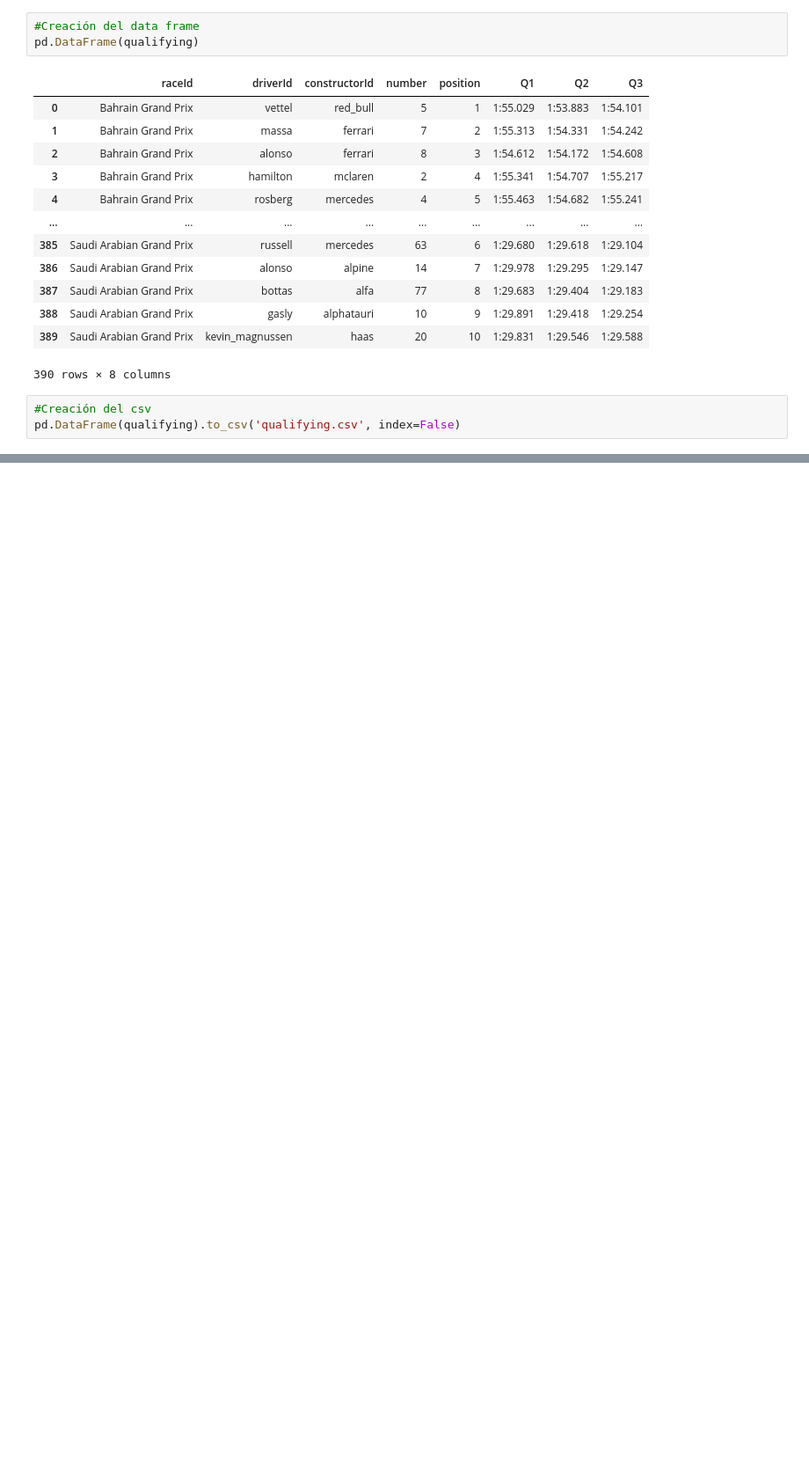
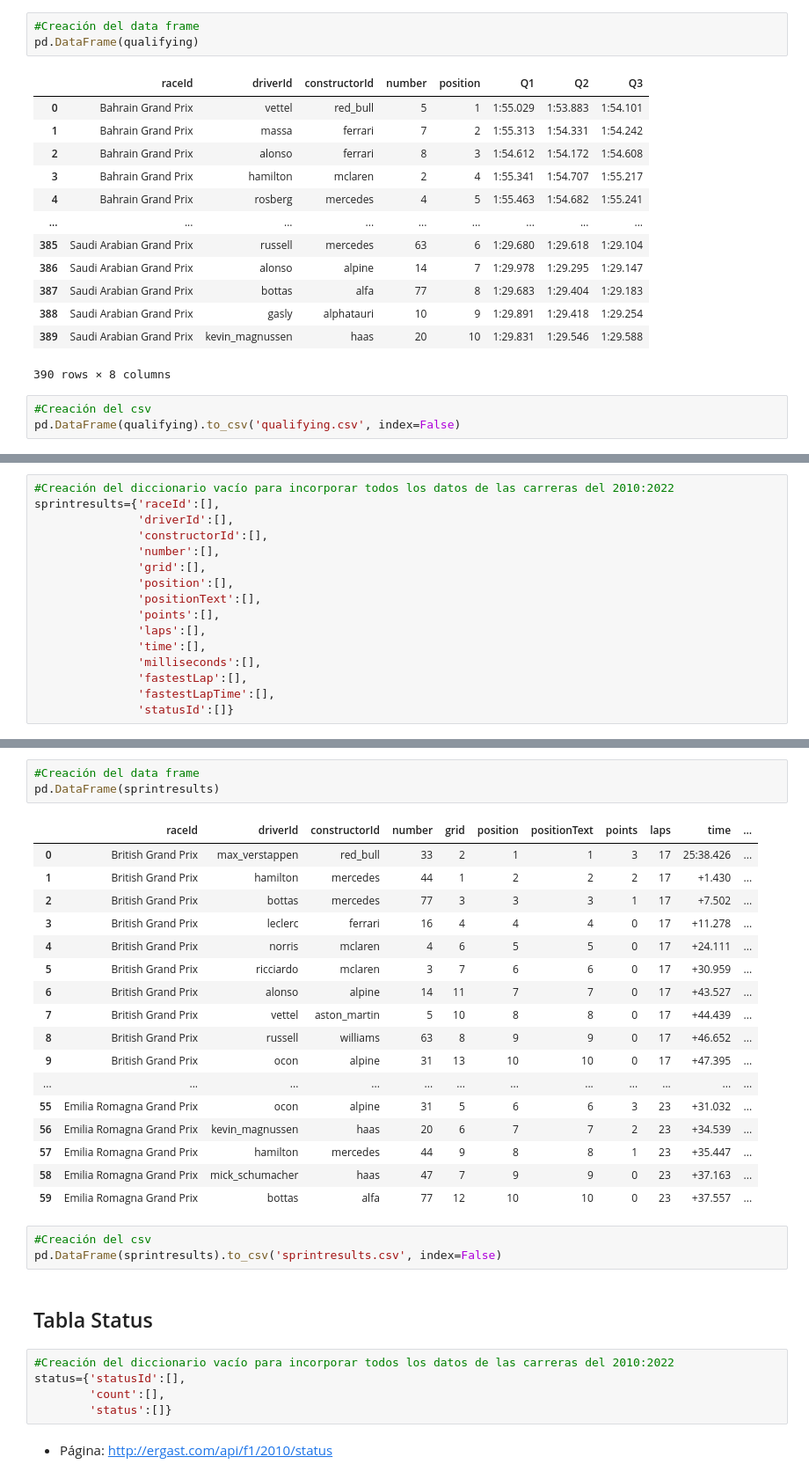
Before and after one commit to IlseAguilar3/formula1-data, a Jupyter notebook: f1-analisis.ipynb, the cells around one changed output, grey strips where cells are left out. Shown at 88% size. Saved outputs shown, nothing was run; the diff lists cells and outputs as text; blank space fills up the shorter version.

Commit message:
Actualización del código f1-analis, se añadieron tablas de results, pitStops, status y sprintResults con sus respectivos csv

```diff
--- a/f1-analisis.ipynb
+++ b/f1-analisis.ipynb
@@ -465,0 +468,16 @@ pd.DataFrame(qualifying).to_csv('qualifying.csv', index=False)
+# %%
+#Creación del diccionario vacío para incorporar todos los datos de las carreras del 2010:2022
+sprintresults={'raceId':[],
+               'driverId':[],
+               'constructorId':[],
+               'number':[],
+               'grid':[],
+               'position':[],
+               'positionText':[],
+               'points':[],
+               'laps':[],
+               'time':[],
+               'milliseconds':[],
+               'fastestLap':[],
+               'fastestLapTime':[],
+               'statusId':[]}
@@ -465,0 +554,33 @@ pd.DataFrame(qualifying).to_csv('qualifying.csv', index=False)
+# %%
+#Creación del data frame
+pd.DataFrame(sprintresults)
+# %% [output]
+|  | raceId | driverId | constructorId | number | grid | position | positionText | points | laps | time | ... |
+| 0 | British Grand Prix | max_verstappen | red_bull | 33 | 2 | 1 | 1 | 3 | 17 | 25:38.426 | ... |
+| 1 | British Grand Prix | hamilton | mercedes | 44 | 1 | 2 | 2 | 2 | 17 | +1.430 | ... |
+| 2 | British Grand Prix | bottas | mercedes | 77 | 3 | 3 | 3 | 1 | 17 | +7.502 | ... |
+| 3 | British Grand Prix | leclerc | ferrari | 16 | 4 | 4 | 4 | 0 | 17 | +11.278 | ... |
+| 4 | British Grand Prix | norris | mclaren | 4 | 6 | 5 | 5 | 0 | 17 | +24.111 | ... |
+| 5 | British Grand Prix | ricciardo | mclaren | 3 | 7 | 6 | 6 | 0 | 17 | +30.959 | ... |
+| 6 | British Grand Prix | alonso | alpine | 14 | 11 | 7 | 7 | 0 | 17 | +43.527 | ... |
+| 7 | British Grand Prix | vettel | aston_martin | 5 | 10 | 8 | 8 | 0 | 17 | +44.439 | ... |
+| 8 | British Grand Prix | russell | williams | 63 | 8 | 9 | 9 | 0 | 17 | +46.652 | ... |
+| 9 | British Grand Prix | ocon | alpine | 31 | 13 | 10 | 10 | 0 | 17 | +47.395 | ... |
+| ... | ... | ... | ... | ... | ... | ... | ... | ... | ... | ... | ... |
+| 55 | Emilia Romagna Grand Prix | ocon | alpine | 31 | 5 | 6 | 6 | 3 | 23 | +31.032 | ... |
+| 56 | Emilia Romagna Grand Prix | kevin_magnussen | haas | 20 | 6 | 7 | 7 | 2 | 23 | +34.539 | ... |
+| 57 | Emilia Romagna Grand Prix | hamilton | mercedes | 44 | 9 | 8 | 8 | 1 | 23 | +35.447 | ... |
+| 58 | Emilia Romagna Grand Prix | mick_schumacher | haas | 47 | 7 | 9 | 9 | 0 | 23 | +37.163 | ... |
+| 59 | Emilia Romagna Grand Prix | bottas | alfa | 77 | 12 | 10 | 10 | 0 | 23 | +37.557 | ... |
+# %%
+#Creación del csv
+pd.DataFrame(sprintresults).to_csv('sprintresults.csv', index=False)
+# %% [markdown]
+## Tabla Status
+# %%
+#Creación del diccionario vacío para incorporar todos los datos de las carreras del 2010:2022
+status={'statusId':[],
+        'count':[],
+        'status':[]}
+# %% [markdown]
+* Página: http://ergast.com/api/f1/2010/status
```
Also changed, not shown: parts of 46 cells of this notebook, 4 other files.
